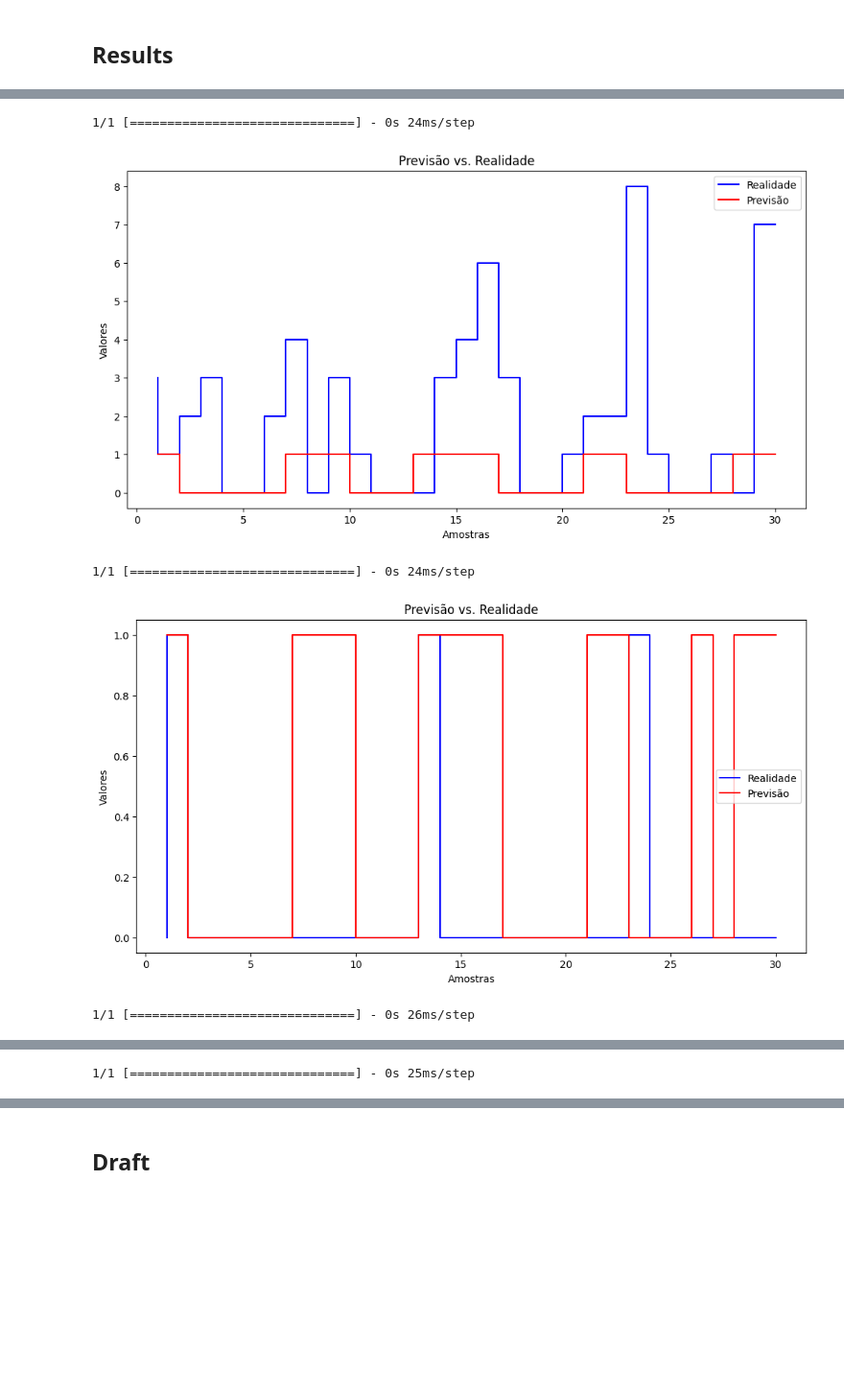
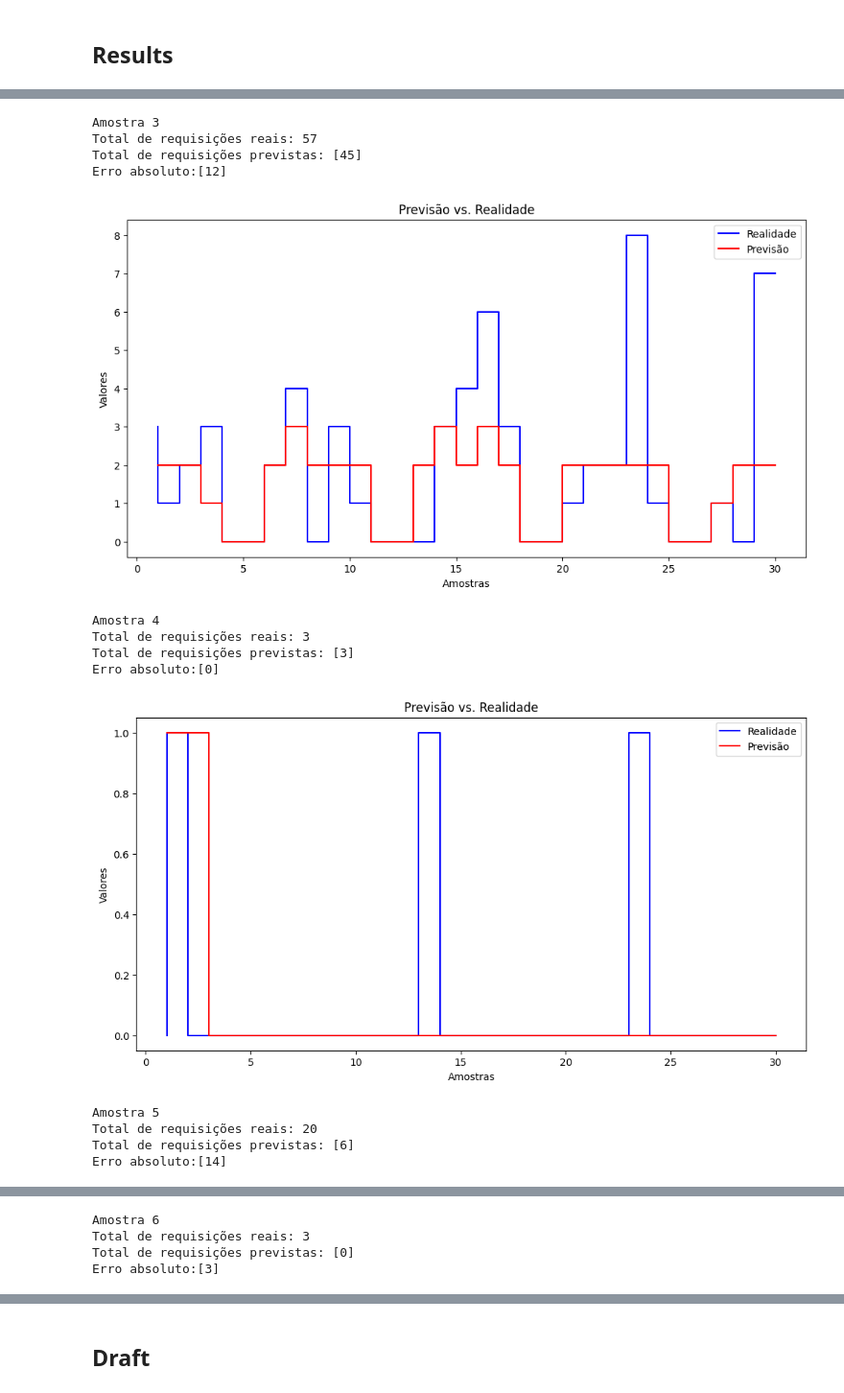
Before and after one commit to hagijakobson/maintenance-requests-forecasting, a Jupyter notebook: modeling.ipynb, the cells around one changed output, grey strips where cells are left out. Shown at 96% size. Cells and saved outputs as stored; diff of their text form; code cells hidden in the pictures; blank space fills up the shorter version.

Commit message:
feat(modeling): v2

```diff
--- a/modeling.ipynb
+++ b/modeling.ipynb
@@ -152,4 +139,4 @@ X = X.reshape((X.shape[0], X.shape[1], n_features))
 # %%
 # 60% / 20% / 20%
 X_train, X_test, y_train, y_test = train_test_split(X, y, test_size=0.20, random_state=42)
-X_train, X_val, y_train, y_val = train_test_split(X, y, test_size=0.25, random_state=42)
+X_train, X_val, y_train, y_val = train_test_split(X_train, y_train, test_size=0.25, random_state=42)
@@ -177,7 +174,12 @@ y_test shape: (629, 30)
 ### Define the model
 # %%
 model = Sequential()
-model.add(LSTM(100, activation='relu', input_shape=(n_steps_in,n_features)))
+model.add(LSTM(100, activation='relu', return_sequences=False, input_shape=(n_steps_in,n_features)))
+model.add(BatchNormalization())
+model.add(Dropout(0.5))
+#model.add(LSTM(100, activation='relu'))
+#model.add(BatchNormalization())
+#model.add(Dropout(0.5))
 model.add(Dense(n_steps_out, activation='relu'))
 # %% [markdown]
 ### Compile the model
@@ -186,4 +188,4 @@ model.compile(optimizer='adam', loss='mse')
 # %% [markdown]
 ### fit the model
 # %%
-history = model.fit(X_train, y_train, epochs=100, validation_data=(X_val, y_val), verbose=0)
+history = model.fit(X_train, y_train, epochs=200, validation_data=(X_val, y_val), verbose=0)
@@ -206,0 +203,6 @@ y_test[0].shape
+# %%
+#y_pred = np.round(np.sum(model.predict(X_test), axis=1)).astype(int)
+y_pred = np.sum(np.round(model.predict(X_test)),axis=1).astype(int)
+y_test_processed = np.sum(y_test, axis=1)
+print('y_pred shape:', y_pred.shape)
+print('y_test shape:', y_test_processed.shape)
@@ -207,8 +217,17 @@ y_test[0].shape
 # %%
 x = np.arange(n_steps_out)+1
 for i in range(10):
-    y_pred = model.predict(X_test[i].reshape((1, n_steps_in, n_features)))
+    #y_pred_processed =  np.round(np.sum(model.predict(X_test[i].reshape((1, n_steps_in, n_features)), verbose=0), axis=1)).astype(int)
+    y_pred_processed = np.sum(np.round(model.predict(X_test[i].reshape((1, n_steps_in, n_features)), verbose=0)),axis=1).astype(int)
+    y_test_processed = int(sum(y_test[i]))
 
+    print()
+    print(f'Amostra {i+1}')
+    print('Total de requisições reais:', y_test_processed)
+    print('Total de requisições previstas:', y_pred_processed)
+    print(f'Erro absoluto:{abs(y_test_processed-y_pred_processed)}')
+
+    y_pred = model.predict(X_test[i].reshape((1, n_steps_in, n_features)), verbose=0);
     # Plotar os resultados
     plt.figure(figsize=(12, 6))
     plt.step(x, y_test[i].reshape(n_steps_out), label='Realidade', color='blue')
@@ -217,5 +236,6 @@ for i in range(10):
     plt.xlabel('Amostras')
     plt.ylabel('Valores')
     plt.legend()
+    #plt.grid(True)
     plt.show()
 # %% [output]
@@ -226,5 +252,14 @@ for i in range(10):
-1/1 [==============================] - 0s 24ms/step
+Amostra 3
+Total de requisições reais: 57
+Total de requisições previstas: [45]
+Erro absoluto:[12]
-[figure, old version]
+[figure, new version]
-1/1 [==============================] - 0s 24ms/step
+Amostra 4
+Total de requisições reais: 3
+Total de requisições previstas: [3]
+Erro absoluto:[0]
-[figure, old version]
+[figure, new version]
-1/1 [==============================] - 0s 26ms/step
+Amostra 5
+Total de requisições reais: 20
+Total de requisições previstas: [6]
+Erro absoluto:[14]
@@ -232 +267,4 @@ for i in range(10):
-1/1 [==============================] - 0s 25ms/step
+Amostra 6
+Total de requisições reais: 3
+Total de requisições previstas: [0]
+Erro absoluto:[3]
```
Also changed, not shown: parts of 15 cells of this notebook.
